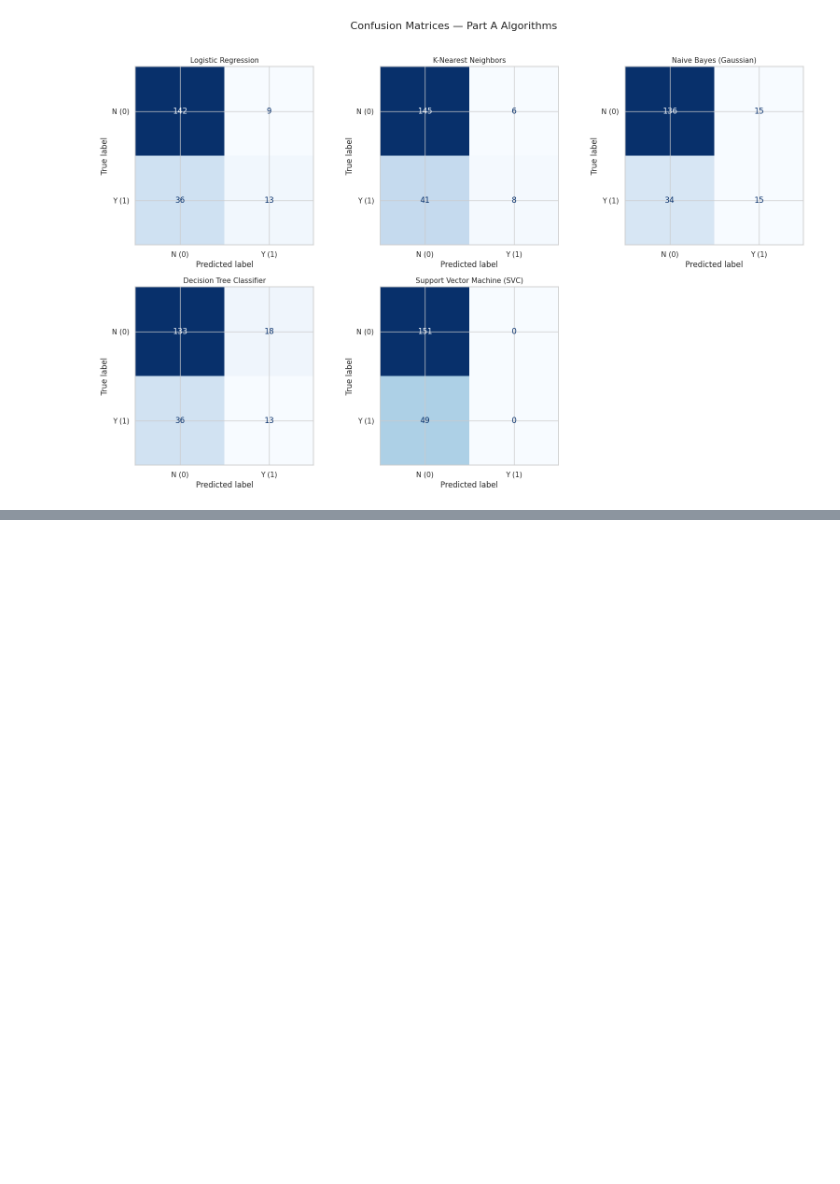
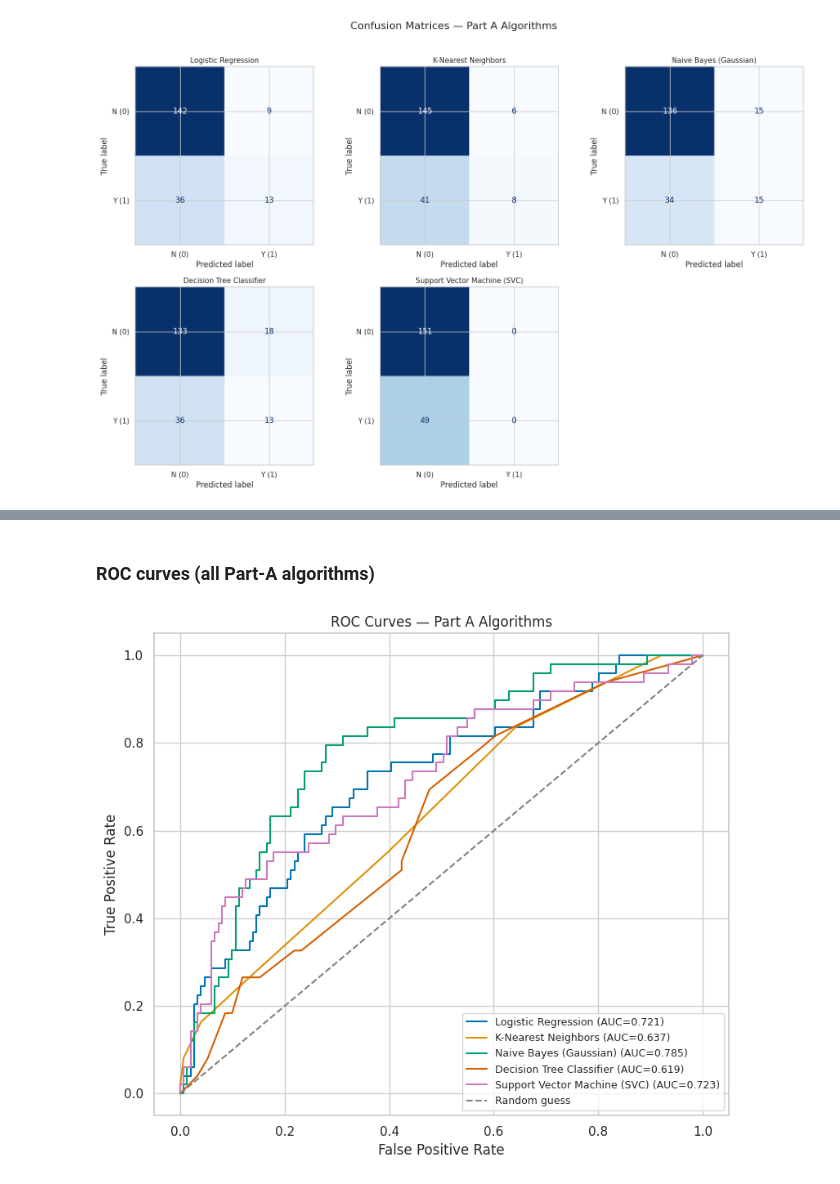
Before and after one commit to GVR2007/AI-risk-analysis, a Jupyter notebook: notebooks/classification.ipynb, the cells around one changed output, grey strips where cells are left out. Cells and saved outputs as stored; diff of their text form; code cells hidden in the pictures; blank space fills up the shorter version.

```diff
--- a/notebooks/classification.ipynb
+++ b/notebooks/classification.ipynb
@@ -462,0 +478,19 @@ plt.show()
+# %% [markdown]
+### ROC curves (all Part-A algorithms)
+# %%
+plt.figure(figsize=(8, 7))
+for name, (_, proba) in predictions_a.items():
+    fpr, tpr, _ = roc_curve(y_test, proba)
+    auc = roc_auc_score(y_test, proba)
+    plt.plot(fpr, tpr, label=f'{name} (AUC={auc:.3f})')
+
+plt.plot([0, 1], [0, 1], linestyle='--', color='grey', label='Random guess')
+plt.xlabel('False Positive Rate')
+plt.ylabel('True Positive Rate')
+plt.title('ROC Curves — Part A Algorithms')
+plt.legend(loc='lower right', fontsize=9)
+plt.tight_layout()
+plt.savefig('../models/clf_roc_curves_part_a.png', bbox_inches='tight')
+plt.show()
+# %% [output]
+[figure, added]
```
Also changed, not shown: parts of 3 cells of this notebook.
